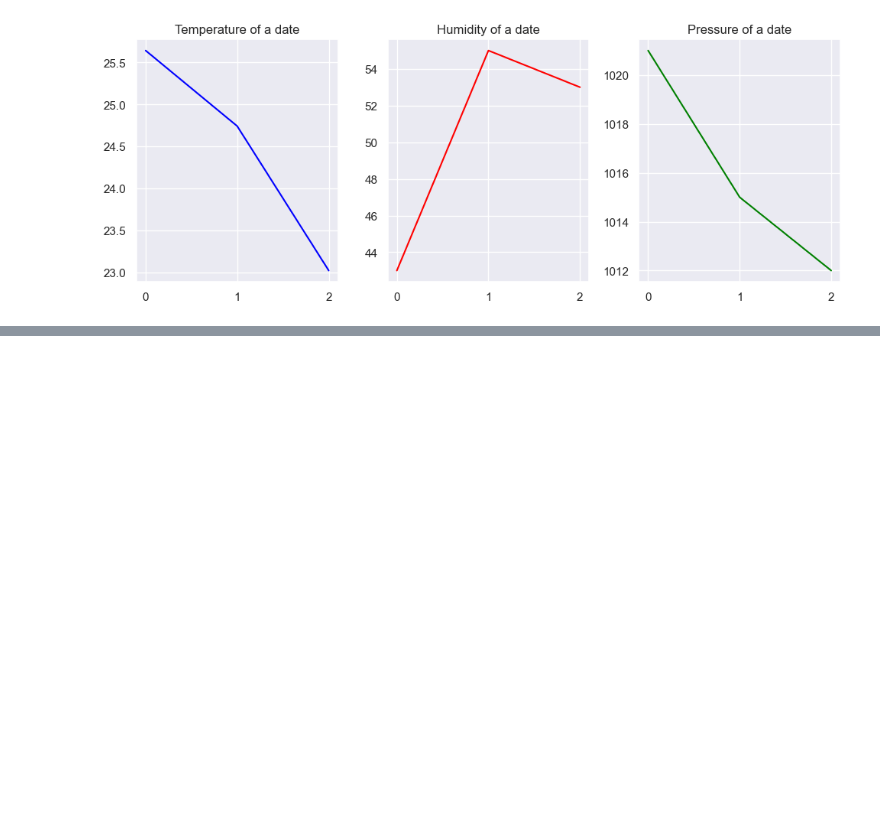
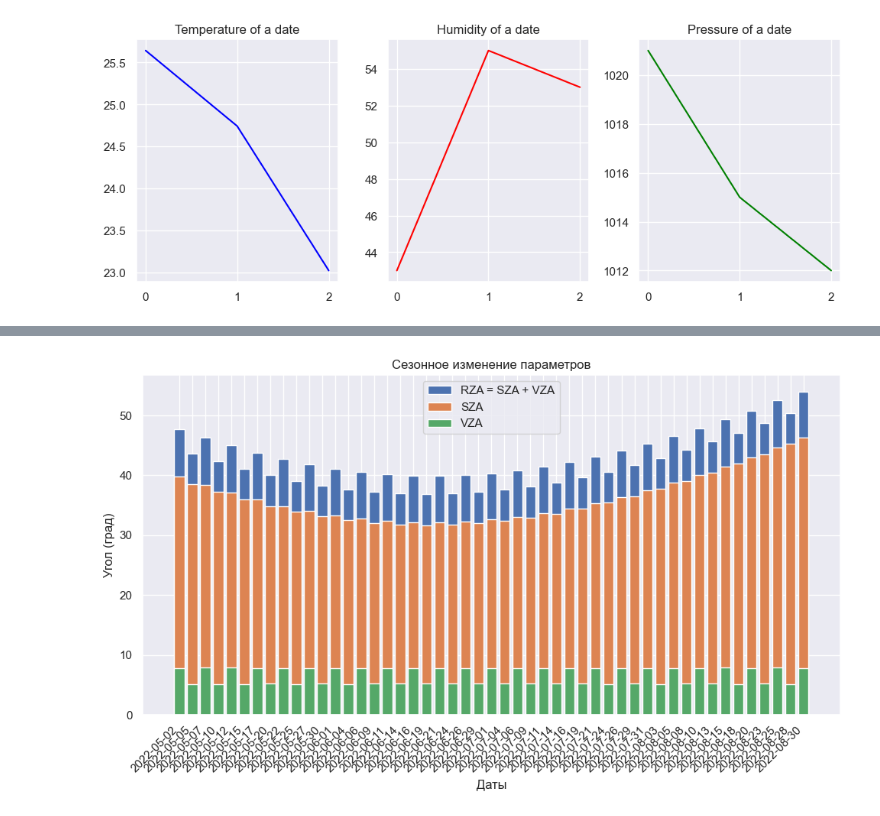
Before and after one commit to Yerlan999/CowsGPSTracker-KazATU, a Jupyter notebook: new_modules/SentinelHub Based Analysis (Sentinel 2 - L2A) (2022).ipynb, the cells around one changed output, grey strips where cells are left out. Saved outputs shown, nothing was run; the diff lists cells and outputs as text; code cells hidden in the pictures; blank space fills up the shorter version.

```diff
--- a/new_modules/SentinelHub Based Analysis (Sentinel 2 - L2A) (2022).ipynb
+++ b/new_modules/SentinelHub Based Analysis (Sentinel 2 - L2A) (2022).ipynb
@@ -1202,0 +1274,29 @@ plt.show()
+# %%
+plt.figure(figsize=(10, 6))
+
+# Increase the bar width and set a slight gap between bars
+bar_width = 0.8
+bar_gap = 0.2
+
+
+
+plt.bar(np.arange(len(dates)), relative_zenith_angle, width=bar_width, align='center', label="RZA = SZA + VZA")
+plt.bar(np.arange(len(dates)), sun_zenith_angle, width=bar_width, align='center', label="SZA")
+plt.bar(np.arange(len(dates)), view_zenith_angle, width=bar_width, align='center', label="VZA")
+# plt.bar(np.arange(len(dates)-1), relative_zenith_angle_diff, width=bar_width, align='center', label="RZA diff")
+
+
+# Set x-axis ticks and labels
+plt.xticks(np.arange(len(dates)), dates, rotation=45, ha='right')
+
+
+plt.xlabel('Даты')
+plt.ylabel('Угол (град)')
+plt.title('Сезонное изменение параметров')
+
+# Show the plot
+plt.tight_layout()
+plt.legend()
+plt.show()
+# %% [output]
+[figure, added]
```
Also changed, not shown: parts of 17 cells of this notebook.
